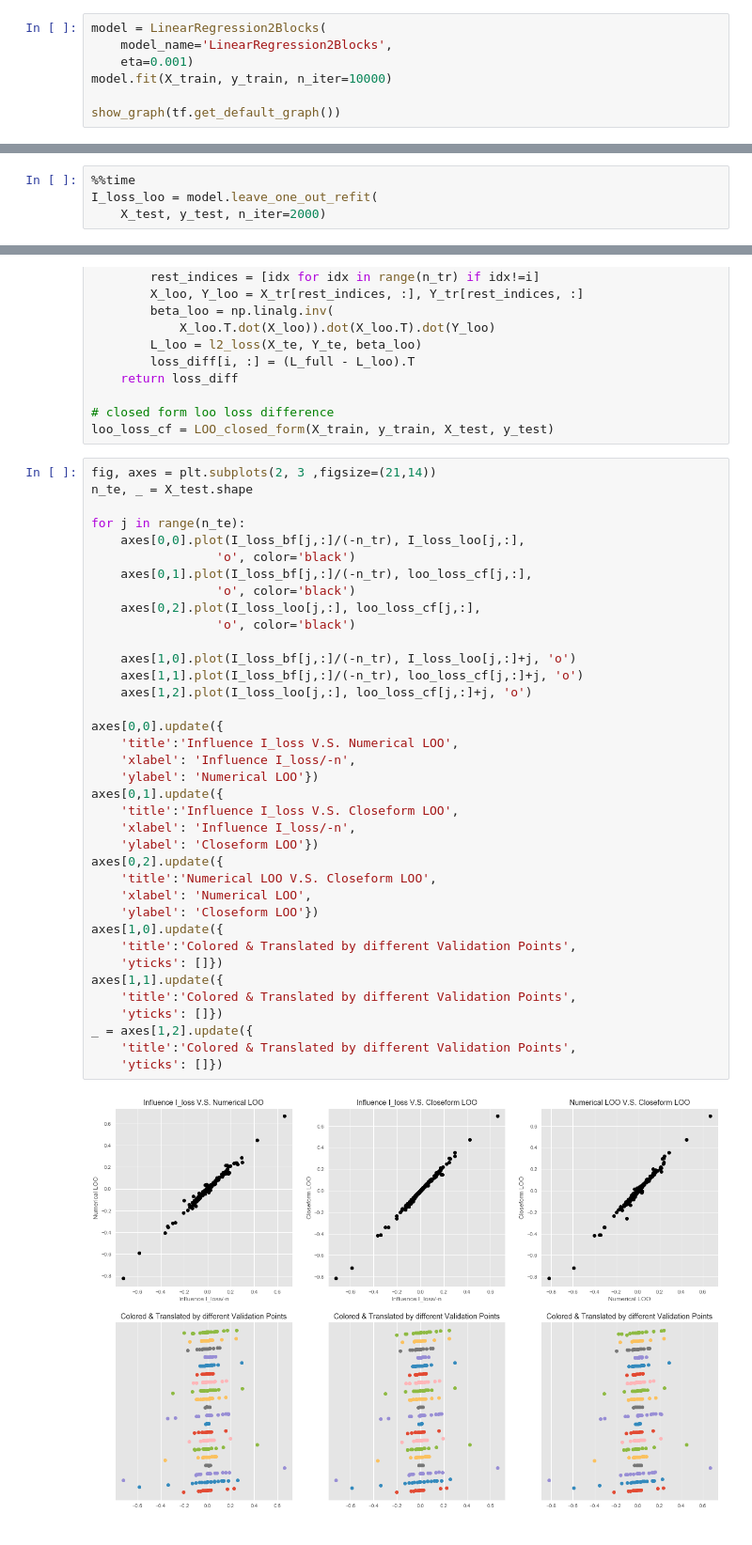
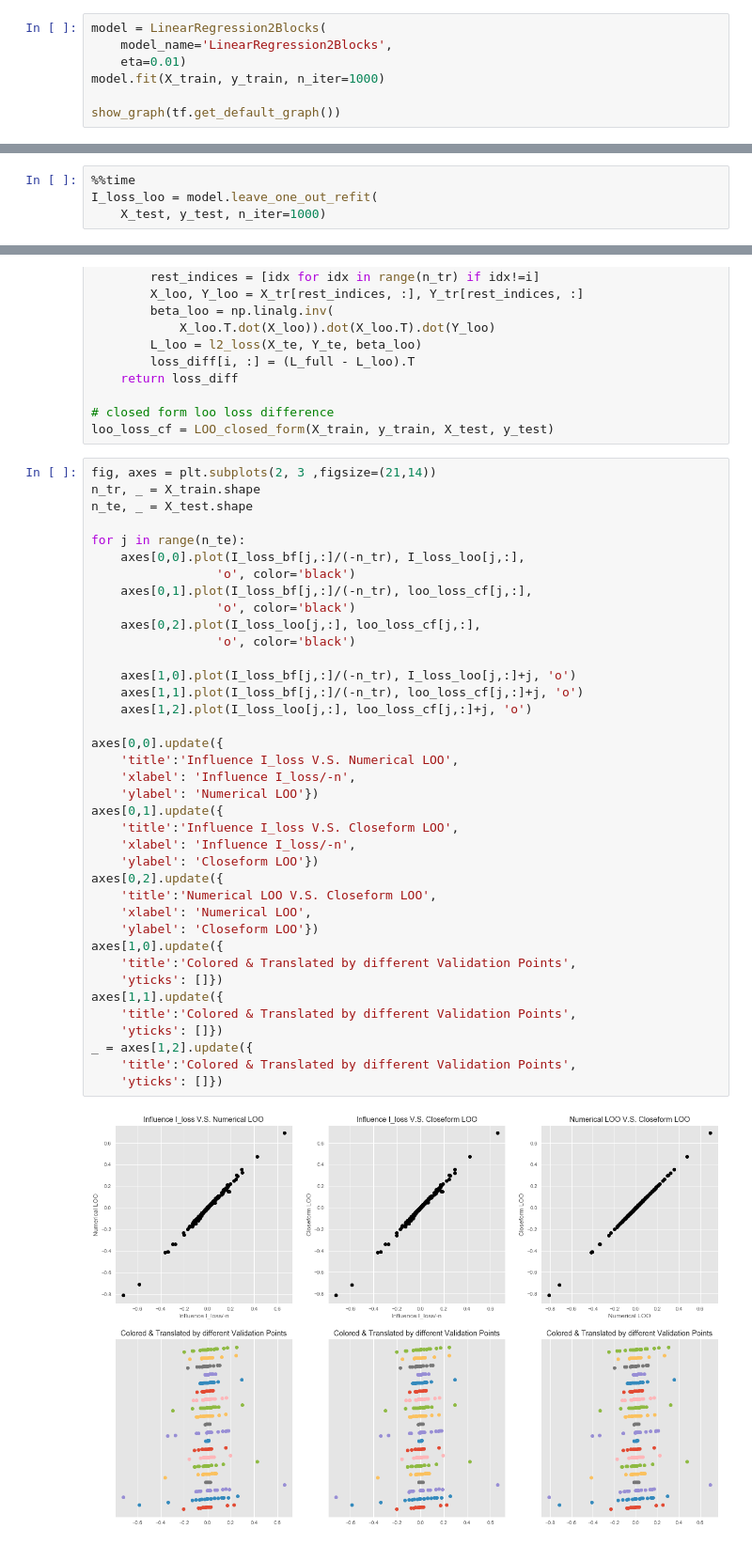
Before and after one commit to zedyang/46927-Project, a Jupyter notebook: lm_bruteforce.ipynb, the cells around one changed output, grey strips where cells are left out. Shown at 94% size. Drawn from its saved outputs; the diff is of its cells as text.

```diff
--- a/lm_bruteforce.ipynb
+++ b/lm_bruteforce.ipynb
@@ -72,8 +72,8 @@ I_loss_cf = I_loss_closed_form(X_train, y_train, X_test, y_test)
 # %%
 model = LinearRegression2Blocks(
     model_name='LinearRegression2Blocks',
-    eta=0.001)
-model.fit(X_train, y_train, n_iter=10000)
+    eta=0.01)
+model.fit(X_train, y_train, n_iter=1000)
 
 show_graph(tf.get_default_graph())
 # %% [output]
@@ -125,5 +116,5 @@ Absolute percentage error to closed form:
 # %%
 %%time
 I_loss_loo = model.leave_one_out_refit(
-    X_test, y_test, n_iter=2000)
+    X_test, y_test, n_iter=1000)
 # %% [output]
@@ -157,6 +152,7 @@ def LOO_closed_form(X_tr, Y_tr, X_te, Y_te):
 loo_loss_cf = LOO_closed_form(X_train, y_train, X_test, y_test)
 # %%
 fig, axes = plt.subplots(2, 3 ,figsize=(21,14))
+n_tr, _ = X_train.shape
 n_te, _ = X_test.shape
 
 for j in range(n_te):
@@ -166,31 +162,31 @@ for j in range(n_te):
                  'o', color='black')
     axes[0,2].plot(I_loss_loo[j,:], loo_loss_cf[j,:],
                  'o', color='black')
 
     axes[1,0].plot(I_loss_bf[j,:]/(-n_tr), I_loss_loo[j,:]+j, 'o')
     axes[1,1].plot(I_loss_bf[j,:]/(-n_tr), loo_loss_cf[j,:]+j, 'o')
     axes[1,2].plot(I_loss_loo[j,:], loo_loss_cf[j,:]+j, 'o')
 
 axes[0,0].update({
     'title':'Influence I_loss V.S. Numerical LOO',
     'xlabel': 'Influence I_loss/-n',
     'ylabel': 'Numerical LOO'})
 axes[0,1].update({
     'title':'Influence I_loss V.S. Closeform LOO',
     'xlabel': 'Influence I_loss/-n',
     'ylabel': 'Closeform LOO'})
 axes[0,2].update({
     'title':'Numerical LOO V.S. Closeform LOO',
     'xlabel': 'Numerical LOO',
     'ylabel': 'Closeform LOO'})
 axes[1,0].update({
     'title':'Colored & Translated by different Validation Points',
     'yticks': []})
 axes[1,1].update({
     'title':'Colored & Translated by different Validation Points',
     'yticks': []})
 _ = axes[1,2].update({
     'title':'Colored & Translated by different Validation Points',
     'yticks': []})
 # %% [output]
-[figure, old version]
+[figure, new version]
```
Also changed, not shown: parts of 3 cells of this notebook, 2 other files.
